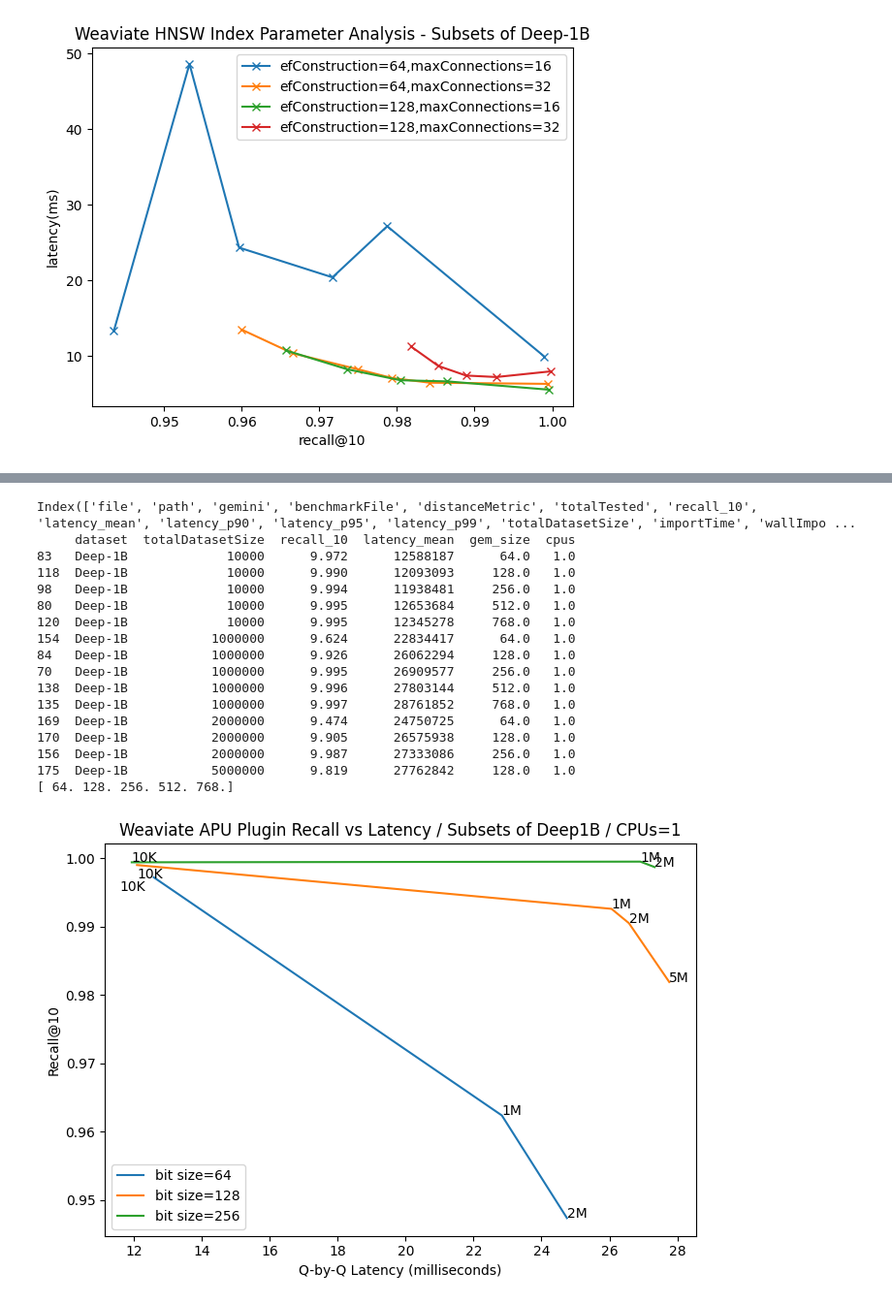
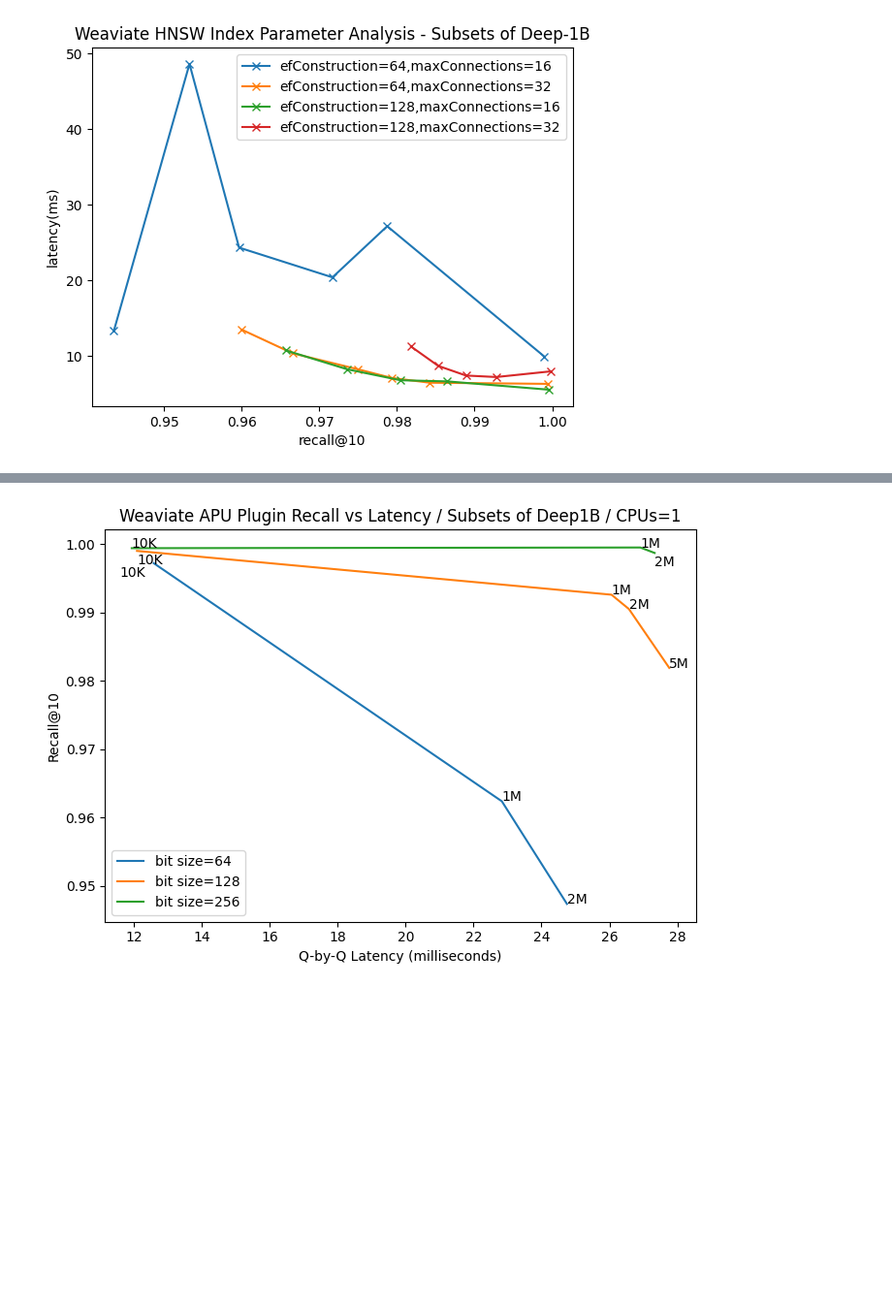
Before and after one commit to sourcesync/weaviate-benchmarking, a Jupyter notebook: gsi/analyze.ipynb, the cells around one changed output, grey strips where cells are left out. Shown at 97% size. Cells and saved outputs as stored; diff of their text form; code cells hidden in the pictures; blank space fills up the shorter version.

```diff
--- a/gsi/analyze.ipynb
+++ b/gsi/analyze.ipynb
@@ -417,7 +409,7 @@ fig.savefig("results/weaviate_hsnw_recall_vs_latency.png")
 # %%
 # plot Gemini/APU plugin recall vs latency
 
-print(df.columns)
+#print(df.columns)
 
 # get only hnsw results
 df_gemini = df [ \
@@ -426,17 +418,19 @@ df_gemini = df [ \
     (df['cpus']==1)] \
     [ ['dataset', 'totalDatasetSize', 'recall_10', 'latency_mean', 'gem_size', 'cpus' ] ]. \
     sort_values(['totalDatasetSize','gem_size'])
-print(df_gemini)
+#print(df_gemini)
 
 # get unique gem bit sizes
 bit_sizes = df_gemini['gem_size'].unique()
-print(bit_sizes)
+#print(bit_sizes)
 
 # prepare one plot
 fig, ax = pyplot.subplots(figsize=(7,5))
 
 # collect data points for the line for each bit size and plot each line
 for bit_size in [ 64.0, 128.0, 256.0 ]: # we don't need to show 512 and 768
+
+    # TODO:  Needs a CPUs inner loop
 
     # compute mean of average recall_10 grouped by num records
     df_gemini_means = \
@@ -444,49 +438,32 @@ for bit_size in [ 64.0, 128.0, 256.0 ]: # we don't need to show 512 and 768
             .groupby( [ 'dataset', 'totalDatasetSize' ] )\
             .mean(['recall_10','latency_mean'])
     #print(df_gemini_means)
 
     dset_sizes = [ idx[1] for idx in list(df_gemini_means.index) ]
     dset_sizes.sort()
     #print(dset_sizes)
 
     # get the plot points for recall vs latency
     recalls = [ r*0.1 for r in list(df_gemini_means['recall_10']) ]
     latencies = [ l/1000000.0 for l in list(df_gemini_means['latency_mean']) ]
     #print(recalls, latencies)
 
     # plot the line
     ax.plot(latencies,recalls, label='bit size=%d' % int(bit_size))
 
     # label each point
     for i,j,s in zip(latencies,recalls,dset_sizes):
         off = (0,0)
         if s==10000 and bit_size==128.0: off=(0,-0.002)
         if s==10000 and bit_size==64.0: off=(-1,-0.002)
-        if s==10000 and bit_size==256.0: off=(00,-0.002)
+        if s==2000000 and bit_size==256.0: off=(00,-0.002)
         ax.annotate(gethr(s),  xy=(i + off[0], j + off[1]))
 
 ax.set_xlabel("Q-by-Q Latency (milliseconds)")
 ax.set_ylabel("Recall@10")
 ax.set_title("Weaviate APU Plugin Recall vs Latency / Subsets of Deep1B / CPUs=1")
 ax.legend(loc='best')
 fig.tight_layout()
 fig.savefig("results/weaviate_apu_plugin_recall_vs_latency_cpus=%d.png" % 1)
 # %% [output]
-Index(['file', 'path', 'gemini', 'benchmarkFile', 'distanceMetric', 'totalTested', 'recall_10', 'latency_mean', 'latency_p90', 'latency_p95', 'latency_p99', 'totalDatasetSize', 'importTime', 'wallImpo ...
-     dataset  totalDatasetSize  recall_10  latency_mean  gem_size  cpus
-83   Deep-1B             10000      9.972      12588187      64.0   1.0
-118  Deep-1B             10000      9.990      12093093     128.0   1.0
-98   Deep-1B             10000      9.994      11938481     256.0   1.0
-80   Deep-1B             10000      9.995      12653684     512.0   1.0
-120  Deep-1B             10000      9.995      12345278     768.0   1.0
-154  Deep-1B           1000000      9.624      22834417      64.0   1.0
-84   Deep-1B           1000000      9.926      26062294     128.0   1.0
-70   Deep-1B           1000000      9.995      26909577     256.0   1.0
-138  Deep-1B           1000000      9.996      27803144     512.0   1.0
-135  Deep-1B           1000000      9.997      28761852     768.0   1.0
-169  Deep-1B           2000000      9.474      24750725      64.0   1.0
-170  Deep-1B           2000000      9.905      26575938     128.0   1.0
-156  Deep-1B           2000000      9.987      27333086     256.0   1.0
-175  Deep-1B           5000000      9.819      27762842     128.0   1.0
-[ 64. 128. 256. 512. 768.]
-[figure, old version]
+[figure, new version]
```
Also changed, not shown: parts of 7 cells of this notebook.
